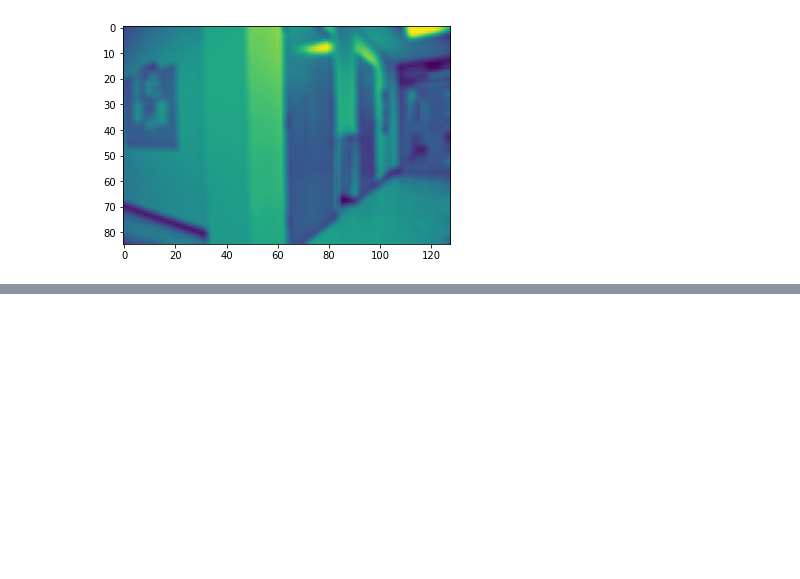
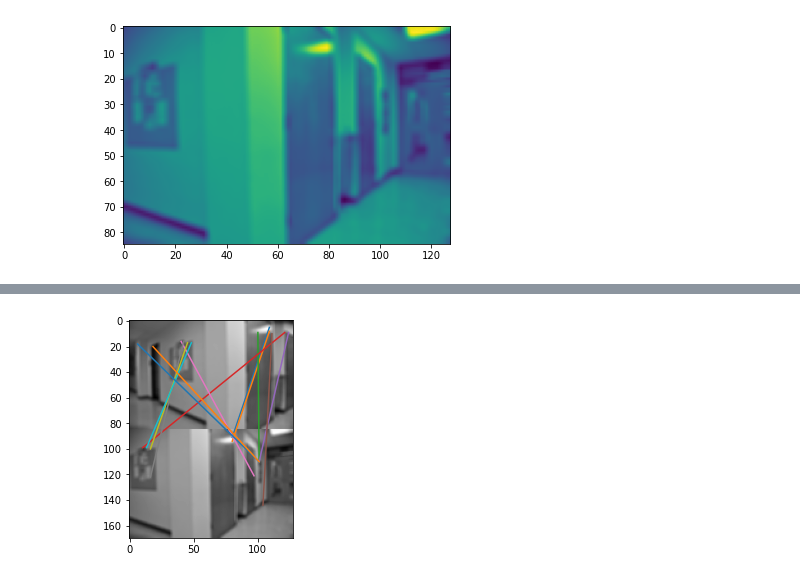
Before and after one commit to Tsmorz/computer-vision, a Jupyter notebook: Project 2/Harris Corner Matching.ipynb, the cells around one changed output, grey strips where cells are left out. Saved outputs shown, nothing was run; the diff lists cells and outputs as text; code cells hidden in the pictures; blank space fills up the shorter version.

```diff
--- a/Project 2/Harris Corner Matching.ipynb
+++ b/Project 2/Harris Corner Matching.ipynb
@@ -308,0 +402,4 @@ drawLines(im1,im2,matches)
+# %%
+drawLines(im1,im2,matches,0.9)
+# %% [output]
+[figure, added]
```
Also changed, not shown: parts of 4 cells of this notebook.
